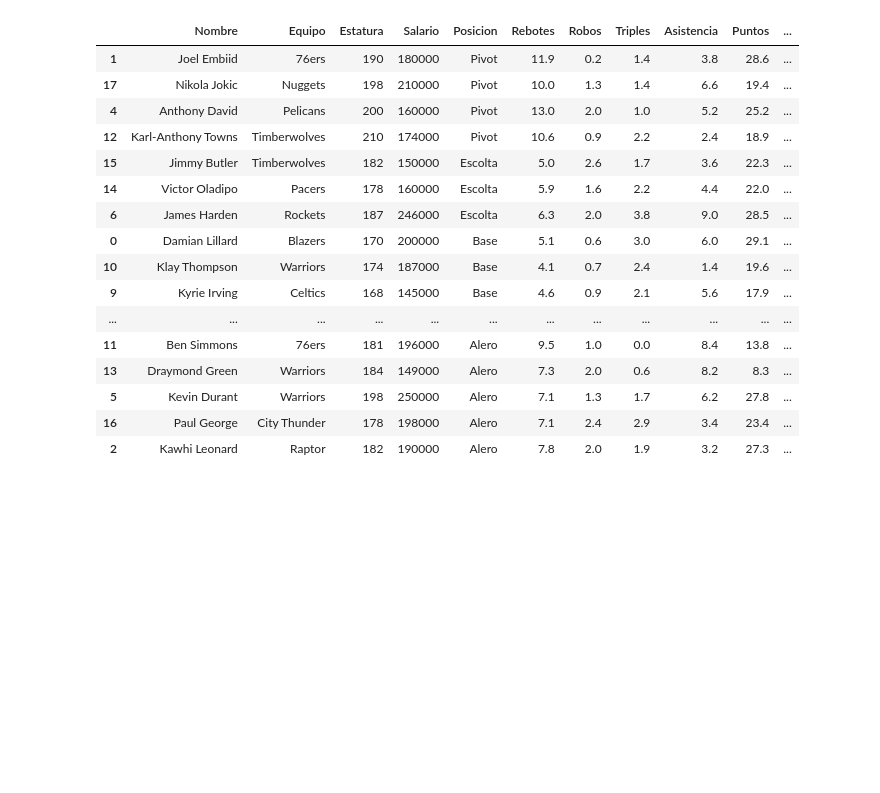
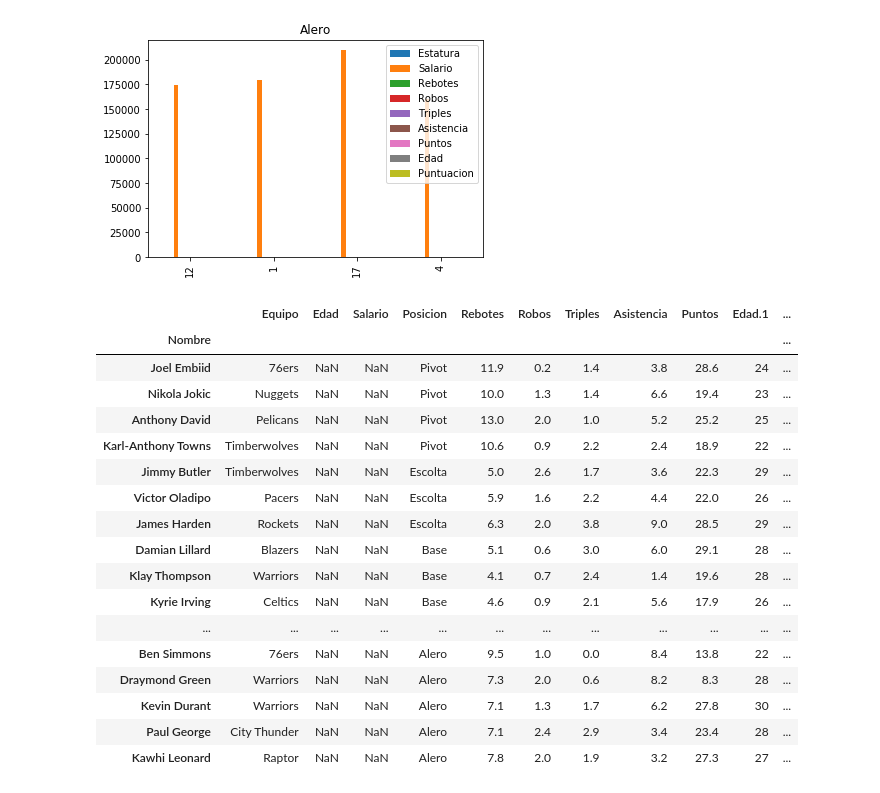
Before and after one commit to Mibueh/Dataframe, a Jupyter notebook: Grafica NBA.ipynb, the cells around one changed output. Drawn from its saved outputs; the diff is of its cells as text; code cells hidden in the pictures; blank space fills up the shorter version.

Commit message:
Añadidos metodos de posiciones, funciona 100%

```diff
--- a/Grafica NBA.ipynb
+++ b/Grafica NBA.ipynb
@@ -2,26 +2,3 @@
 import pandas as pd
 import random
 import matplotlib.pyplot as plt
-# %%
-excel_file = 'NBA.xlsx'
-nba = pd.read_excel(excel_file)
-group = nba.sort_values(['Posicion'], ascending=False)
-group.head(50)
-# %% [output]
-|  | Nombre | Equipo | Estatura | Salario | Posicion | Rebotes | Robos | Triples | Asistencia | Puntos | ... |
-| 1 | Joel Embiid | 76ers | 190 | 180000 | Pivot | 11.9 | 0.2 | 1.4 | 3.8 | 28.6 | ... |
-| 17 | Nikola Jokic | Nuggets | 198 | 210000 | Pivot | 10.0 | 1.3 | 1.4 | 6.6 | 19.4 | ... |
-| 4 | Anthony David | Pelicans | 200 | 160000 | Pivot | 13.0 | 2.0 | 1.0 | 5.2 | 25.2 | ... |
-| 12 | Karl-Anthony Towns | Timberwolves | 210 | 174000 | Pivot | 10.6 | 0.9 | 2.2 | 2.4 | 18.9 | ... |
-| 15 | Jimmy Butler | Timberwolves | 182 | 150000 | Escolta | 5.0 | 2.6 | 1.7 | 3.6 | 22.3 | ... |
-| 14 | Victor Oladipo | Pacers | 178 | 160000 | Escolta | 5.9 | 1.6 | 2.2 | 4.4 | 22.0 | ... |
-| 6 | James Harden | Rockets | 187 | 246000 | Escolta | 6.3 | 2.0 | 3.8 | 9.0 | 28.5 | ... |
-| 0 | Damian Lillard | Blazers | 170 | 200000 | Base | 5.1 | 0.6 | 3.0 | 6.0 | 29.1 | ... |
-| 10 | Klay Thompson | Warriors | 174 | 187000 | Base | 4.1 | 0.7 | 2.4 | 1.4 | 19.6 | ... |
-| 9 | Kyrie Irving | Celtics | 168 | 145000 | Base | 4.6 | 0.9 | 2.1 | 5.6 | 17.9 | ... |
-| ... | ... | ... | ... | ... | ... | ... | ... | ... | ... | ... | ... |
-| 11 | Ben Simmons | 76ers | 181 | 196000 | Alero | 9.5 | 1.0 | 0.0 | 8.4 | 13.8 | ... |
-| 13 | Draymond Green | Warriors | 184 | 149000 | Alero | 7.3 | 2.0 | 0.6 | 8.2 | 8.3 | ... |
-| 5 | Kevin Durant | Warriors | 198 | 250000 | Alero | 7.1 | 1.3 | 1.7 | 6.2 | 27.8 | ... |
-| 16 | Paul George | City Thunder | 178 | 198000 | Alero | 7.1 | 2.4 | 2.9 | 3.4 | 23.4 | ... |
-| 2 | Kawhi Leonard | Raptor | 182 | 190000 | Alero | 7.8 | 2.0 | 1.9 | 3.2 | 27.3 | ... |
@@ -27,0 +54,5 @@ group.head(50)
+# %%
+grafica = Nba()
+grafica.alero()
+# %% [output]
+[figure, added]
@@ -27,0 +62,21 @@ group.head(50)
+# %%
+group.head(20)
+# %% [output]
+|  | Equipo | Edad | Salario | Posicion | Rebotes | Robos | Triples | Asistencia | Puntos | Edad.1 | ... |
+| Nombre |  |  |  |  |  |  |  |  |  |  | ... |
+| Joel Embiid | 76ers | NaN | NaN | Pivot | 11.9 | 0.2 | 1.4 | 3.8 | 28.6 | 24 | ... |
+| Nikola Jokic | Nuggets | NaN | NaN | Pivot | 10.0 | 1.3 | 1.4 | 6.6 | 19.4 | 23 | ... |
+| Anthony David | Pelicans | NaN | NaN | Pivot | 13.0 | 2.0 | 1.0 | 5.2 | 25.2 | 25 | ... |
+| Karl-Anthony Towns | Timberwolves | NaN | NaN | Pivot | 10.6 | 0.9 | 2.2 | 2.4 | 18.9 | 22 | ... |
+| Jimmy Butler | Timberwolves | NaN | NaN | Escolta | 5.0 | 2.6 | 1.7 | 3.6 | 22.3 | 29 | ... |
+| Victor Oladipo | Pacers | NaN | NaN | Escolta | 5.9 | 1.6 | 2.2 | 4.4 | 22.0 | 26 | ... |
+| James Harden | Rockets | NaN | NaN | Escolta | 6.3 | 2.0 | 3.8 | 9.0 | 28.5 | 29 | ... |
+| Damian Lillard | Blazers | NaN | NaN | Base | 5.1 | 0.6 | 3.0 | 6.0 | 29.1 | 28 | ... |
+| Klay Thompson | Warriors | NaN | NaN | Base | 4.1 | 0.7 | 2.4 | 1.4 | 19.6 | 28 | ... |
+| Kyrie Irving | Celtics | NaN | NaN | Base | 4.6 | 0.9 | 2.1 | 5.6 | 17.9 | 26 | ... |
+| ... | ... | ... | ... | ... | ... | ... | ... | ... | ... | ... | ... |
+| Ben Simmons | 76ers | NaN | NaN | Alero | 9.5 | 1.0 | 0.0 | 8.4 | 13.8 | 22 | ... |
+| Draymond Green | Warriors | NaN | NaN | Alero | 7.3 | 2.0 | 0.6 | 8.2 | 8.3 | 28 | ... |
+| Kevin Durant | Warriors | NaN | NaN | Alero | 7.1 | 1.3 | 1.7 | 6.2 | 27.8 | 30 | ... |
+| Paul George | City Thunder | NaN | NaN | Alero | 7.1 | 2.4 | 2.9 | 3.4 | 23.4 | 28 | ... |
+| Kawhi Leonard | Raptor | NaN | NaN | Alero | 7.8 | 2.0 | 1.9 | 3.2 | 27.3 | 27 | ... |
```
Also changed, not shown: parts of 3 cells of this notebook.
